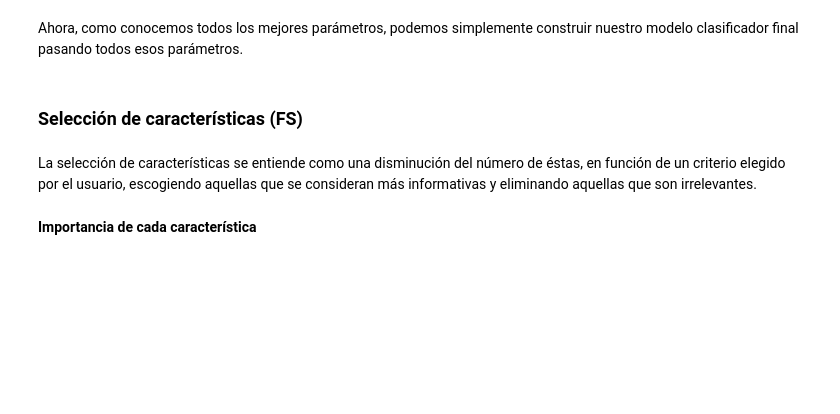
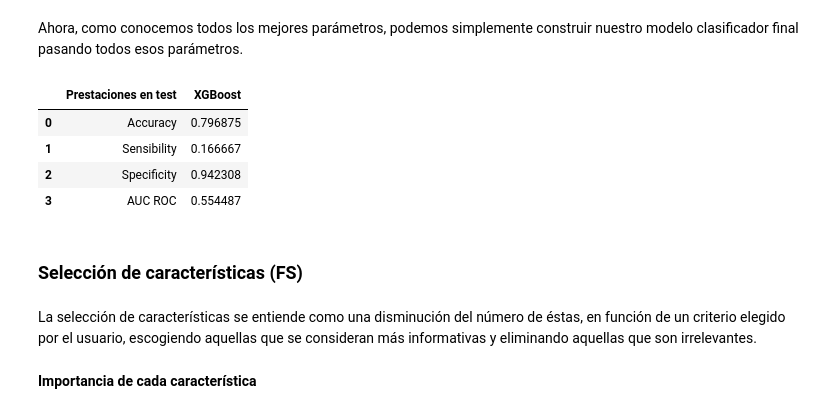
Before and after one commit to jorgealarconlucas/TFG, a Jupyter notebook: Modelos_de_machine_learning.ipynb, the cells around one changed output. Drawn from its saved outputs; the diff is of its cells as text; code cells hidden in the pictures; blank space fills up the shorter version.

```diff
--- a/Modelos_de_machine_learning.ipynb
+++ b/Modelos_de_machine_learning.ipynb
@@ -27,3 +29,6 @@ y_train = pd.read_feather('y.feather')
+# %%
+y_train = pd.Series(y_train) #Lo paso de numpy a pandas.series
+y_test = pd.Series(y_test)
 # %% [markdown]
 # Machine learning para revision = 1
 # %%
@@ -99,20 +134,26 @@ xgb_model = xgb.XGBClassifier(colsample_bytree=0.7, gamma=0.3, learning_rate=0.3
 # %%
 #Métricas
 
 xgb_model.fit(x_train_1, y_train_1)
 
-y_pred = xgb_model.predict(X_test)
+y_pred = xgb_model.predict(x_test)
 
 acc_xgb = accuracy_score(y_test, y_pred)
 sensibilidad_xgb = recall_score(y_test, y_pred)
 #precision_xgb = precision_score(y_test, y_pred)
 specificity_xgb = confusion_matrix(y_test, y_pred)[0][0]/(confusion_matrix(y_test, y_pred)[0][0]+confusion_matrix(y_test, y_pred)[0][1])
 auc_xgb = roc_auc_score(y_test, y_pred)
 
 Tabla = pd.DataFrame({ "Prestaciones en test":["Accuracy","Sensibility",'Specificity',"AUC ROC"],
                       "XGBoost" : [acc_xgb, sensibilidad_xgb, specificity_xgb, auc_xgb]})
 
 Tabla
+# %% [output]
+|  | Prestaciones en test | XGBoost |
+| 0 | Accuracy | 0.796875 |
+| 1 | Sensibility | 0.166667 |
+| 2 | Specificity | 0.942308 |
+| 3 | AUC ROC | 0.554487 |
 # %% [markdown]
 ### Selección de características (FS)
 # %% [markdown]
```
Also changed, not shown: parts of 19 cells of this notebook.
